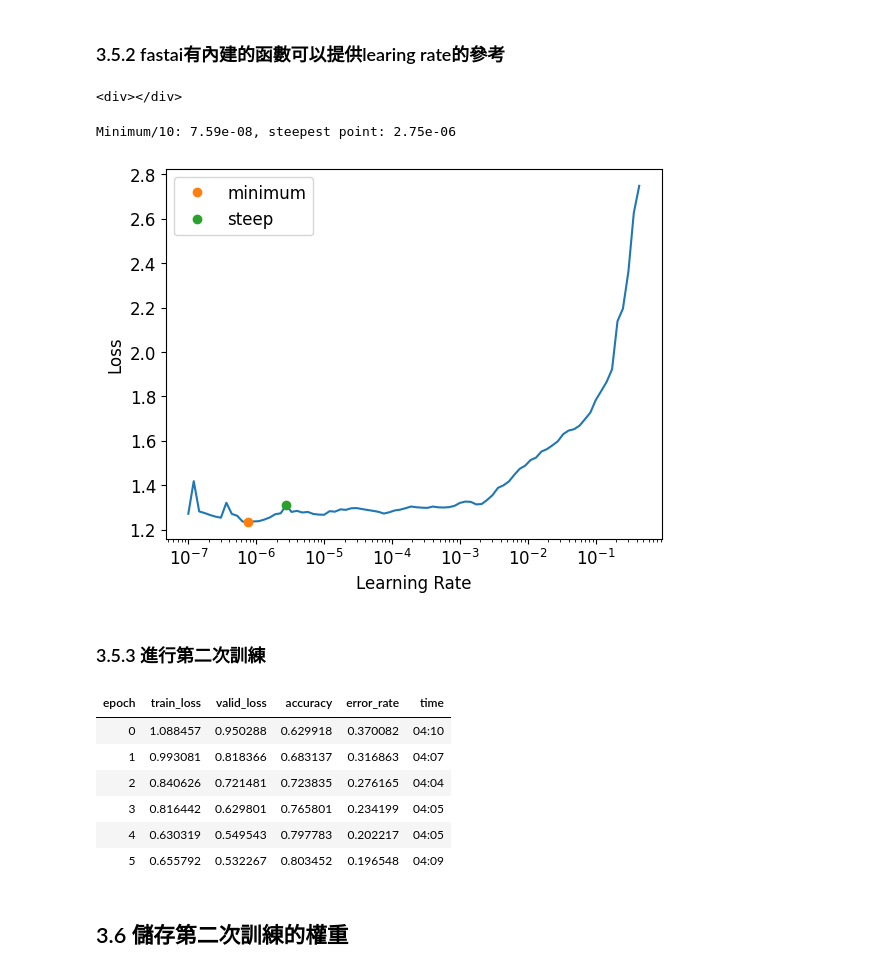
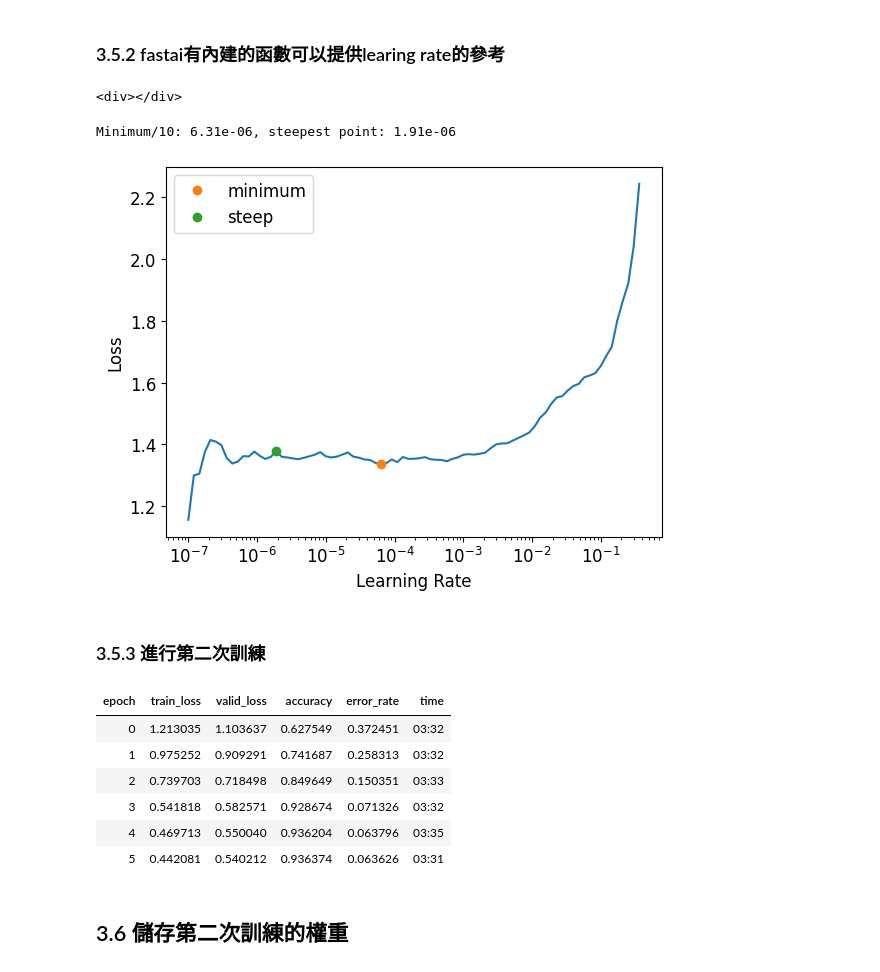
Before and after one commit to Jerry-ya-ya/DeepLearning, a Jupyter notebook: Step2_example_fastaiv2_classification_train.ipynb, the cells around one changed output. Cells and saved outputs as stored; diff of their text form; code cells hidden in the pictures.

Commit message:
Update training workflow to 2 training phases + 1 fine-tune and record training logs.

```diff
--- a/Step2_example_fastaiv2_classification_train.ipynb
+++ b/Step2_example_fastaiv2_classification_train.ipynb
@@ -145,0 +160,15 @@ learn = vision_learner(dls, models.resnet34, metrics=[accuracy, error_rate], pre
+# %%
+# learn = vision_learner(dls, models.resnet50, metrics=[accuracy, error_rate], pretrained=True)
+
+# 自訂義
+learn = vision_learner(
+    dls,
+    models.resnet50,
+    pretrained=True,
+    loss_func=LabelSmoothingCrossEntropy(),
+    metrics=[accuracy, error_rate]
+)
+
+learn.to_fp16()
+
+# learn.fine_tune(10)
@@ -187,0 +195,3 @@ Path('models/models/Human_Face_Emotions/demo_stage-1.pth')
+# %%
+learn.model_dir = "../../models"
+learn.save("demo_stage-1")
@@ -200,26 +214,28 @@ learn.unfreeze()
 ### 3.5.2 fastai有內建的函數可以提供learing rate的參考
 # %%
 try:
-    lr_min,lr_steep = learn.lr_find(suggest_funcs=(minimum, steep))
+    lr_min, lr_steep = learn.lr_find(suggest_funcs=(minimum, steep))
     print(f"Minimum/10: {lr_min:.2e}, steepest point: {lr_steep:.2e}")
-except:
-    print(f"lr_find函數發生錯誤")
+except Exception as e:
+    print("lr_find 發生錯誤：")
+    print(type(e).__name__)
+    print(e)
 # %% [output]
 <div></div>
-Minimum/10: 7.59e-08, steepest point: 2.75e-06
+Minimum/10: 6.31e-06, steepest point: 1.91e-06
-[figure, old version]
+[figure, new version]
 # %% [markdown]
 ### 3.5.3 進行第二次訓練
 # %%
-learn.fit_one_cycle(6, lr_max= 2.75e-04)
+learn.fit_one_cycle(6, lr_max= 1e-4)
 # %% [output]
 | epoch | train_loss | valid_loss | accuracy | error_rate | time |
-| 0 | 1.088457 | 0.950288 | 0.629918 | 0.370082 | 04:10 |
-| 1 | 0.993081 | 0.818366 | 0.683137 | 0.316863 | 04:07 |
-| 2 | 0.840626 | 0.721481 | 0.723835 | 0.276165 | 04:04 |
-| 3 | 0.816442 | 0.629801 | 0.765801 | 0.234199 | 04:05 |
-| 4 | 0.630319 | 0.549543 | 0.797783 | 0.202217 | 04:05 |
-| 5 | 0.655792 | 0.532267 | 0.803452 | 0.196548 | 04:09 |
+| 0 | 1.213035 | 1.103637 | 0.627549 | 0.372451 | 03:32 |
+| 1 | 0.975252 | 0.909291 | 0.741687 | 0.258313 | 03:32 |
+| 2 | 0.739703 | 0.718498 | 0.849649 | 0.150351 | 03:33 |
+| 3 | 0.541818 | 0.582571 | 0.928674 | 0.071326 | 03:32 |
+| 4 | 0.469713 | 0.550040 | 0.936204 | 0.063796 | 03:35 |
+| 5 | 0.442081 | 0.540212 | 0.936374 | 0.063626 | 03:31 |
 # %% [markdown]
 ## 3.6 儲存第二次訓練的權重
 # %% [markdown]
```
Also changed, not shown: parts of 38 cells of this notebook, 25 other files.
